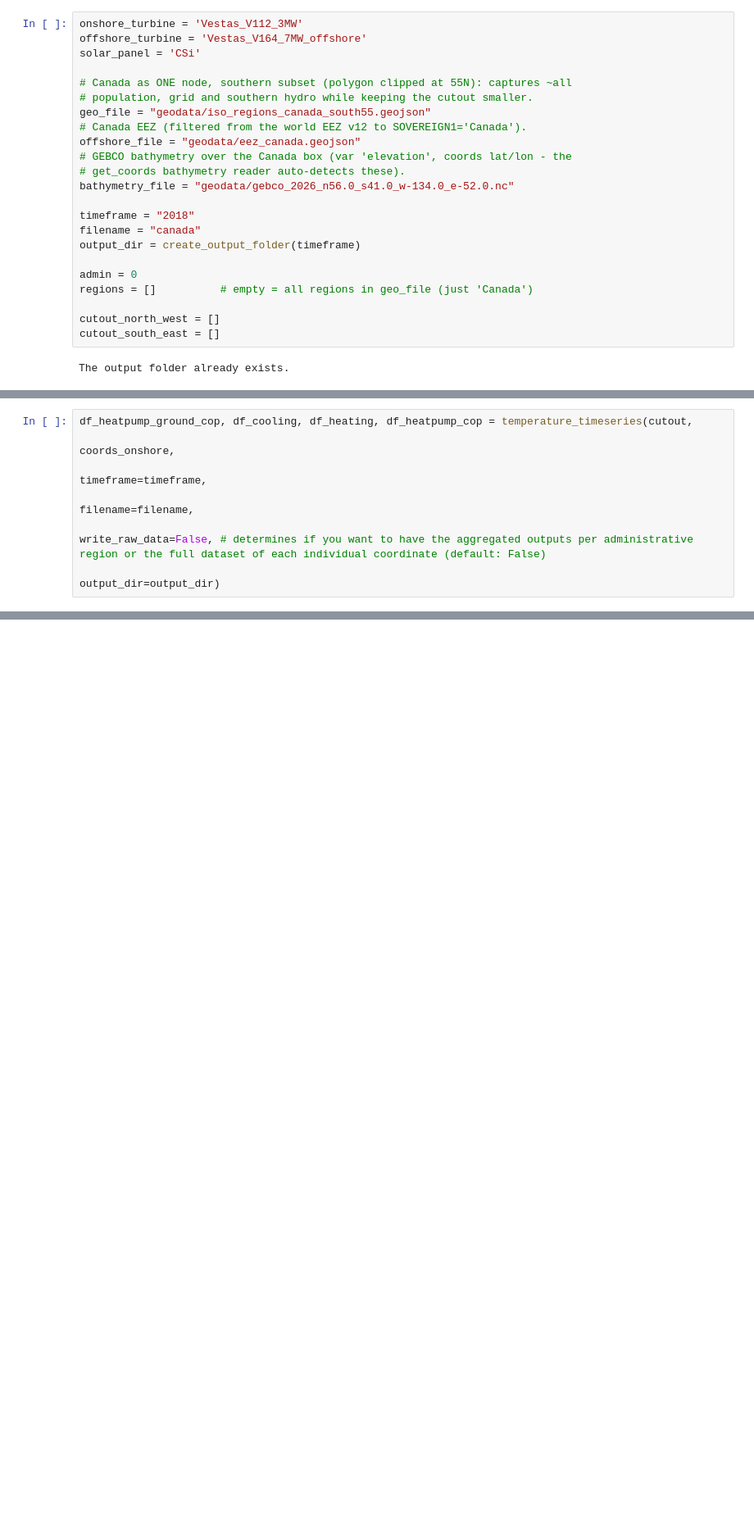
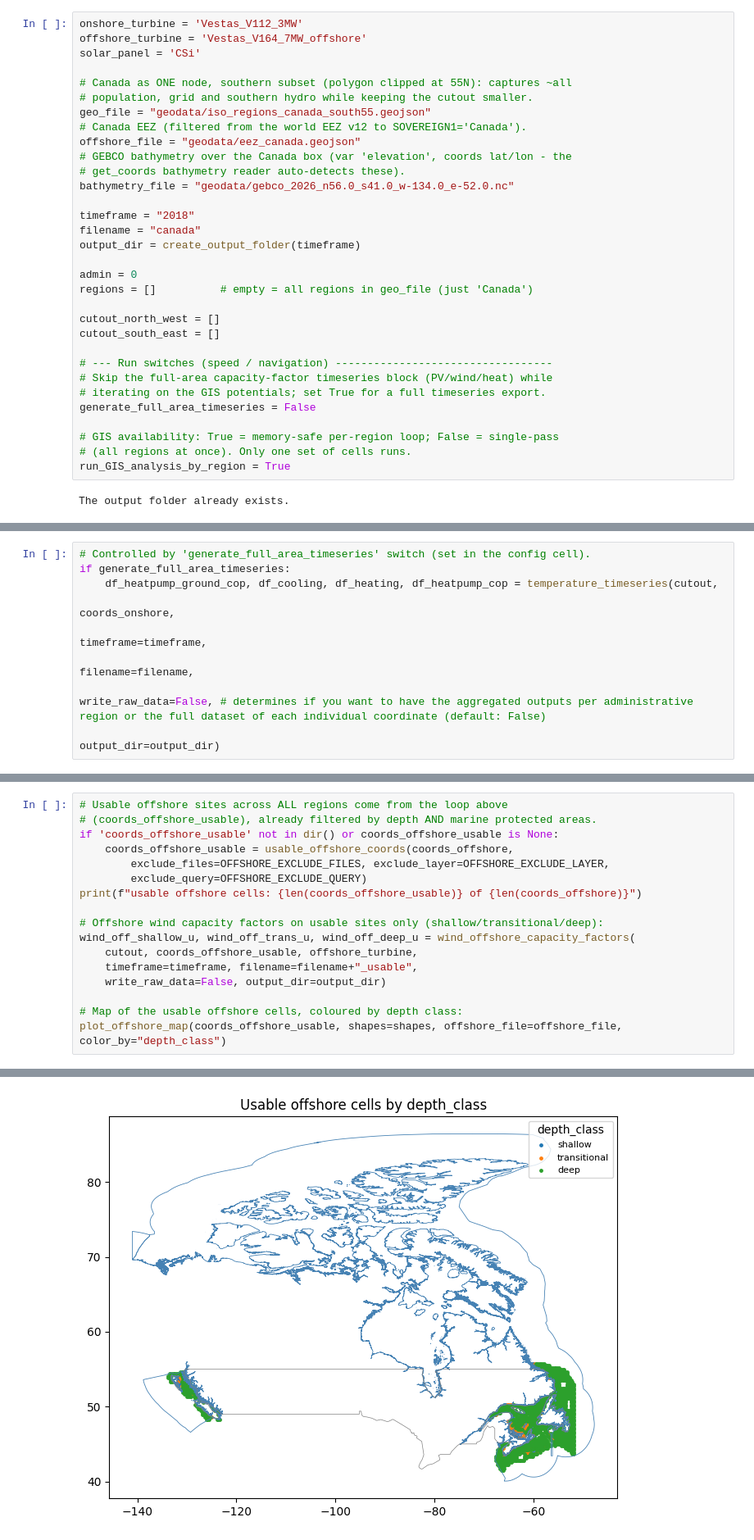
Before and after one commit to loeffko/GENeSYS_MOD.tools, a Jupyter notebook: GIS_&_Timeseries_Tool/GENeSYS-MOD_RES_Tool_CA.ipynb, the cells around one changed output, grey strips where cells are left out. Shown at 82% size. Saved outputs shown, nothing was run; the diff lists cells and outputs as text; blank space fills up the shorter version.

Commit message:
updated functions and jupyter notebooks to ensure offshore is correct in potentials output and easier/faster navigation in notebooks

```diff
--- a/GIS_&_Timeseries_Tool/GENeSYS-MOD_RES_Tool_CA.ipynb
+++ b/GIS_&_Timeseries_Tool/GENeSYS-MOD_RES_Tool_CA.ipynb
@@ -49,6 +49,15 @@ regions = []          # empty = all regions in geo_file (just 'Canada')
 
 cutout_north_west = []
 cutout_south_east = []
+
+# --- Run switches (speed / navigation) ----------------------------------
+# Skip the full-area capacity-factor timeseries block (PV/wind/heat) while
+# iterating on the GIS potentials; set True for a full timeseries export.
+generate_full_area_timeseries = False
+
+# GIS availability: True = memory-safe per-region loop; False = single-pass
+# (all regions at once). Only one set of cells runs.
+run_GIS_analysis_by_region = True
 # %% [output]
 The output folder already exists.
 # %%
@@ -222,8 +213,10 @@ dtype: float64
 # %%
-df_heatpump_ground_cop, df_cooling, df_heating, df_heatpump_cop = temperature_timeseries(cutout,
-                                                                                        coords_onshore,
-                                                                                        timeframe=timeframe,
-                                                                                        filename=filename,
-                                                                                        write_raw_data=False, # determines if you want to have the aggregated outputs per administrative region or the full dataset of each individual coordinate (default: False)
-                                                                                        output_dir=output_dir)
+# Controlled by 'generate_full_area_timeseries' switch (set in the config cell).
+if generate_full_area_timeseries:
+    df_heatpump_ground_cop, df_cooling, df_heating, df_heatpump_cop = temperature_timeseries(cutout,
+                                                                                            coords_onshore,
+                                                                                            timeframe=timeframe,
+                                                                                            filename=filename,
+                                                                                            write_raw_data=False, # determines if you want to have the aggregated outputs per administrative region or the full dataset of each individual coordinate (default: False)
+                                                                                            output_dir=output_dir)
 # %%
@@ -375,0 +383,18 @@ offshore_df
+# %%
+# Usable offshore sites across ALL regions come from the loop above
+# (coords_offshore_usable), already filtered by depth AND marine protected areas.
+if 'coords_offshore_usable' not in dir() or coords_offshore_usable is None:
+    coords_offshore_usable = usable_offshore_coords(coords_offshore,
+        exclude_files=OFFSHORE_EXCLUDE_FILES, exclude_layer=OFFSHORE_EXCLUDE_LAYER,
+        exclude_query=OFFSHORE_EXCLUDE_QUERY)
+print(f"usable offshore cells: {len(coords_offshore_usable)} of {len(coords_offshore)}")
+
+# Offshore wind capacity factors on usable sites only (shallow/transitional/deep):
+wind_off_shallow_u, wind_off_trans_u, wind_off_deep_u = wind_offshore_capacity_factors(
+    cutout, coords_offshore_usable, offshore_turbine,
+    timeframe=timeframe, filename=filename+"_usable",
+    write_raw_data=False, output_dir=output_dir)
+
+# Map of the usable offshore cells, coloured by depth class:
+plot_offshore_map(coords_offshore_usable, shapes=shapes, offshore_file=offshore_file, color_by="depth_class")
+# %% [output]
@@ -376,3 +404,4 @@ offshore_df
+[figure, added]
 # %% [markdown]
 ### Capacity-factor timeseries on usable sites only
 
```
Also changed, not shown: parts of 17 cells of this notebook, 3 other files.
